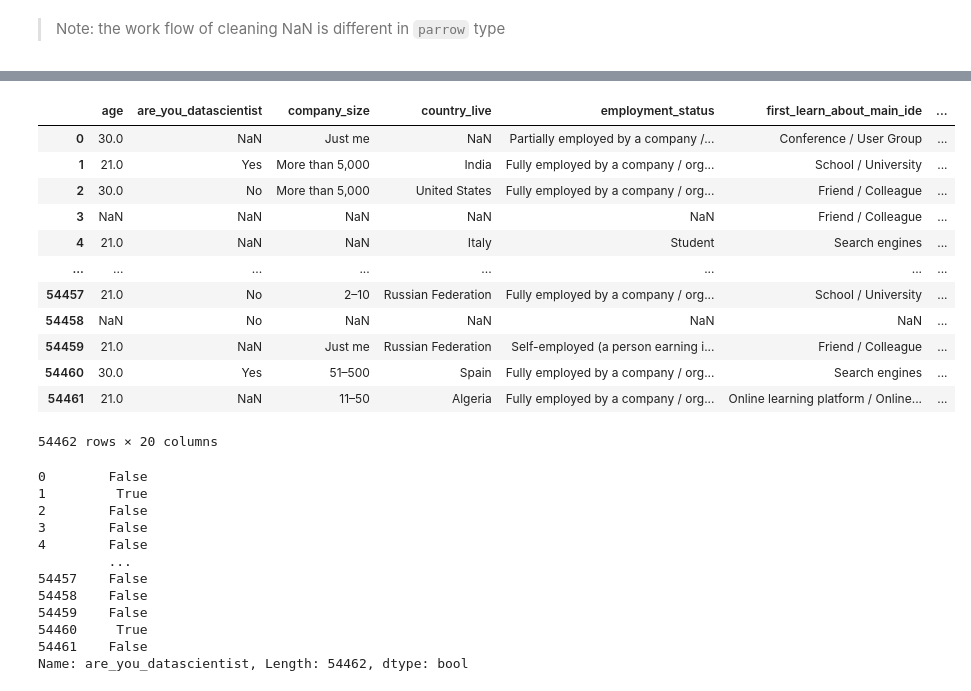
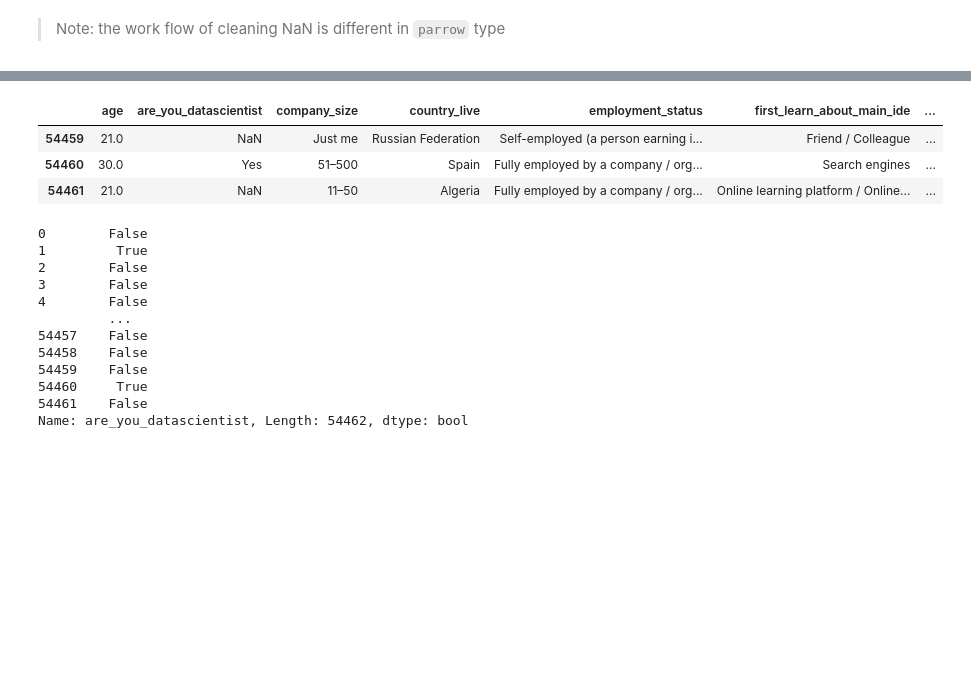
Before and after one commit to jeremyxtmeng/learning-pandas-plotting, a Jupyter notebook: learning_6_pandas_dataframe.ipynb, the cells around one changed output, grey strips where cells are left out. Drawn from its saved outputs; the diff is of its cells as text; code cells hidden in the pictures; blank space fills up the shorter version.

```diff
--- a/learning_6_pandas_dataframe.ipynb
+++ b/learning_6_pandas_dataframe.ipynb
@@ -591,22 +570,13 @@ See the caveats in the documentation: https://pandas.pydata.org/pandas-docs/stab
 # %%
 # use assign to update an existing column
 jb[uniq_cols]\
     .rename(columns=lambda c: c.replace('.', '_'))\
-    .assign(age=lambda df_:df_['age'].str.slice(0,2).replace('', np.nan).astype('float'))
+    .assign(age=lambda df_:df_['age'].str.slice(0,2).replace('', np.nan).astype('float')).tail(3)
 # %% [output]
 |  | age | are_you_datascientist | company_size | country_live | employment_status | first_learn_about_main_ide | ... |
-| 0 | 30.0 | NaN | Just me | NaN | Partially employed by a company /... | Conference / User Group | ... |
-| 1 | 21.0 | Yes | More than 5,000 | India | Fully employed by a company / org... | School / University | ... |
-| 2 | 30.0 | No | More than 5,000 | United States | Fully employed by a company / org... | Friend / Colleague | ... |
-| 3 | NaN | NaN | NaN | NaN | NaN | Friend / Colleague | ... |
-| 4 | 21.0 | NaN | NaN | Italy | Student | Search engines | ... |
-| ... | ... | ... | ... | ... | ... | ... | ... |
-| 54457 | 21.0 | No | 2–10 | Russian Federation | Fully employed by a company / org... | School / University | ... |
-| 54458 | NaN | No | NaN | NaN | NaN | NaN | ... |
 | 54459 | 21.0 | NaN | Just me | Russian Federation | Self-employed (a person earning i... | Friend / Colleague | ... |
 | 54460 | 30.0 | Yes | 51–500 | Spain | Fully employed by a company / org... | Search engines | ... |
 | 54461 | 21.0 | NaN | 11–50 | Algeria | Fully employed by a company / org... | Online learning platform / Online... | ... |
-54462 rows × 20 columns
 # %%
 (jb
  [uniq_cols]
```
Also changed, not shown: parts of 23 cells of this notebook, 4 other files.
